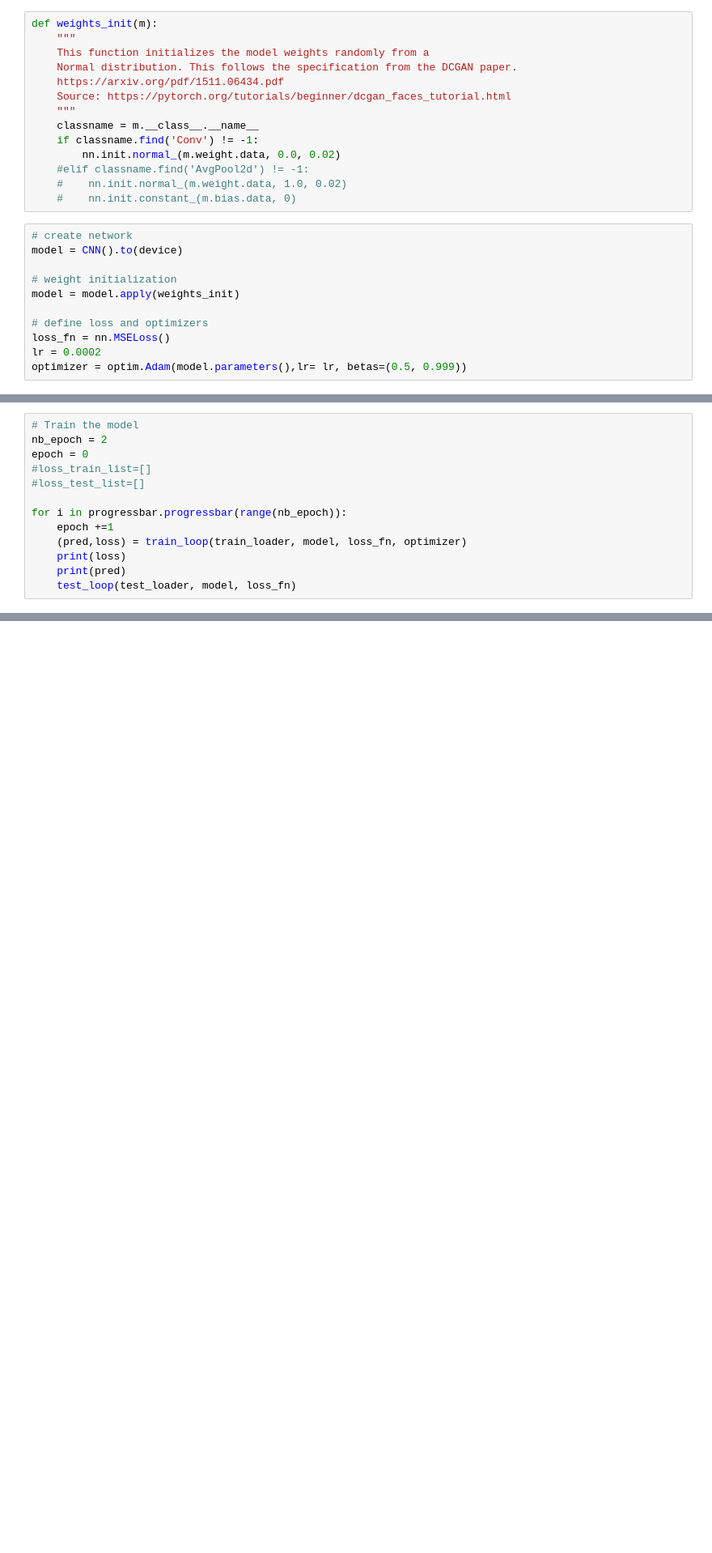
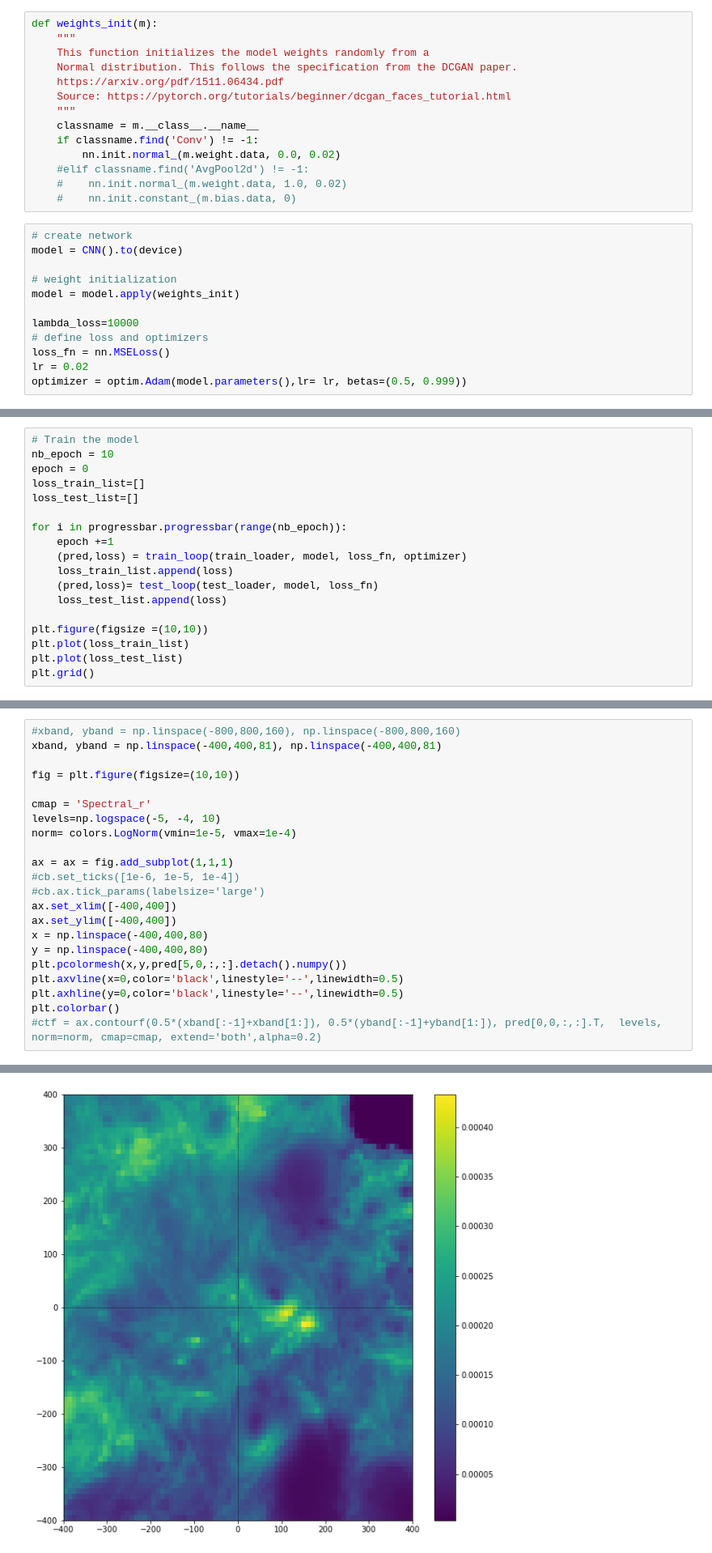
Before and after one commit to TheoPcrd/MOMOPAR, a Jupyter notebook: Convolutional_Neural_Network.ipynb, the cells around one changed output, grey strips where cells are left out. Shown at 81% size. Drawn from its saved outputs; the diff is of its cells as text; blank space fills up the shorter version.

```diff
--- a/Convolutional_Neural_Network.ipynb
+++ b/Convolutional_Neural_Network.ipynb
@@ -151,9 +157,10 @@ model = CNN().to(device)
 # weight initialization
 model = model.apply(weights_init)
 
+lambda_loss=10000
 # define loss and optimizers
 loss_fn = nn.MSELoss()
-lr = 0.0002
+lr = 0.02
 optimizer = optim.Adam(model.parameters(),lr= lr, betas=(0.5, 0.999))
 # %%
 def train_loop(dataloader, model, loss_fn, optimizer):
@@ -196,14 +208,19 @@ def test_loop(dataloader, model, loss_fn):
 # %%
 # Train the model
-nb_epoch = 2
+nb_epoch = 10
 epoch = 0
-#loss_train_list=[]
-#loss_test_list=[]
+loss_train_list=[]
+loss_test_list=[]
 
 for i in progressbar.progressbar(range(nb_epoch)):
     epoch +=1
     (pred,loss) = train_loop(train_loader, model, loss_fn, optimizer)
-    print(loss)
-    print(pred)
-    test_loop(test_loader, model, loss_fn)
+    loss_train_list.append(loss)
+    (pred,loss)= test_loop(test_loader, model, loss_fn)
+    loss_test_list.append(loss)
+
+plt.figure(figsize =(10,10))
+plt.plot(loss_train_list)
+plt.plot(loss_test_list)
+plt.grid()
 # %% [output]
@@ -256,0 +262,23 @@ tensor(1.0000, grad_fn=<SumBackward0>)
+# %%
+#xband, yband = np.linspace(-800,800,160), np.linspace(-800,800,160)
+xband, yband = np.linspace(-400,400,81), np.linspace(-400,400,81)
+
+fig = plt.figure(figsize=(10,10))
+
+cmap = 'Spectral_r'
+levels=np.logspace(-5, -4, 10)
+norm= colors.LogNorm(vmin=1e-5, vmax=1e-4)
+
+ax = ax = fig.add_subplot(1,1,1)
+#cb.set_ticks([1e-6, 1e-5, 1e-4])
+#cb.ax.tick_params(labelsize='large')
+ax.set_xlim([-400,400])
+ax.set_ylim([-400,400])
+x = np.linspace(-400,400,80)
+y = np.linspace(-400,400,80)
+plt.pcolormesh(x,y,pred[5,0,:,:].detach().numpy())
+plt.axvline(x=0,color='black',linestyle='--',linewidth=0.5)
+plt.axhline(y=0,color='black',linestyle='--',linewidth=0.5)
+plt.colorbar()
+#ctf = ax.contourf(0.5*(xband[:-1]+xband[1:]), 0.5*(yband[:-1]+yband[1:]), pred[0,0,:,:].T,  levels, norm=norm, cmap=cmap, extend='both',alpha=0.2)
+# %% [output]
@@ -256,0 +286 @@ tensor(1.0000, grad_fn=<SumBackward0>)
+[figure, added]
```
Also changed, not shown: parts of 14 cells of this notebook, 1 other file.
